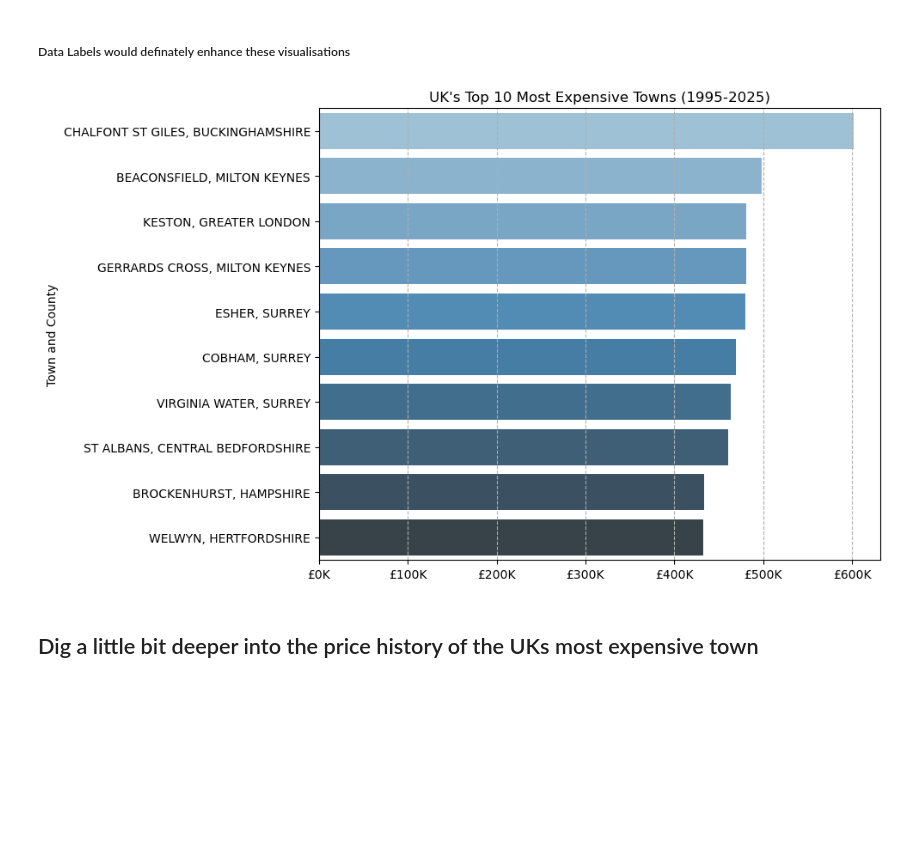
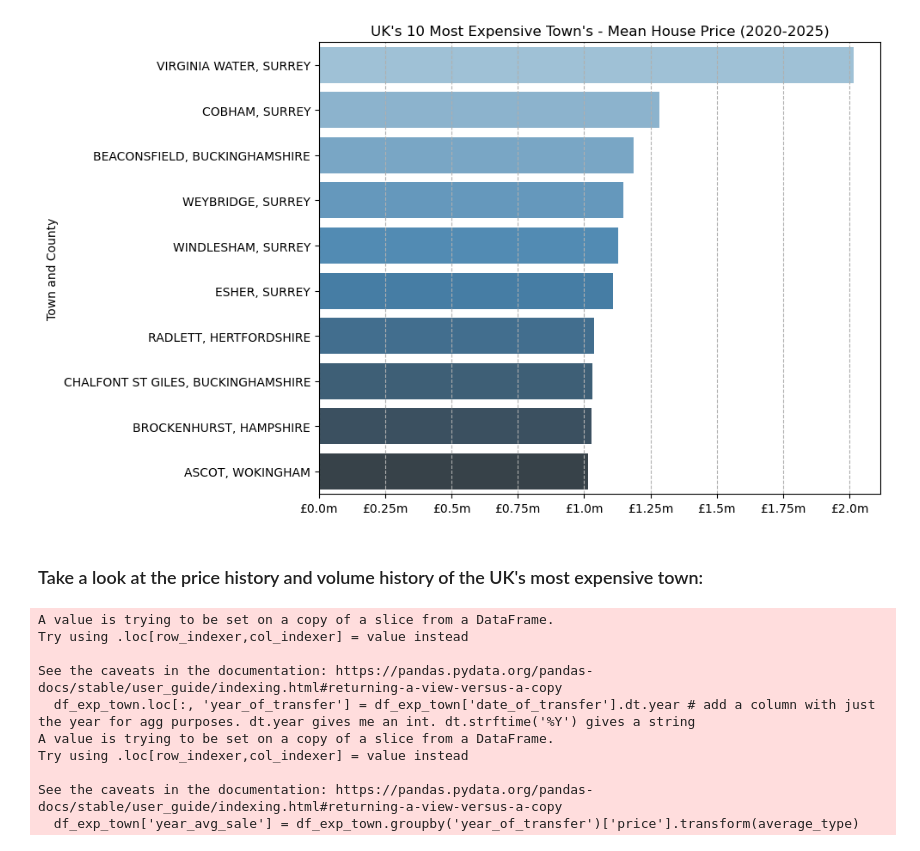
Before and after one commit to HJR41/UK-House-Sale-Analysis-v1, a Jupyter notebook: 2_Project/2_Most_Expensive_town.ipynb, the cells around one changed output. Drawn from its saved outputs; the diff is of its cells as text; code cells hidden in the pictures; blank space fills up the shorter version.

```diff
--- a/2_Project/2_Most_Expensive_town.ipynb
+++ b/2_Project/2_Most_Expensive_town.ipynb
@@ -24,10 +30,10 @@ df = df[(df['town_city'] != 'GATWICK') & (df['town_city'] != 'THORNHILL')]
 
 #@@@@@@@@@@@@@@@@@@@@@@@@@@@@@@@@@@@@@@@@@@@@@@@@@@@@@@@@@@@@@@@@@@@@@@
 # This removes the lowest 1% & the Highest 1% to prevent scewed data.
-lower_limit, upper_limit = df['price'].quantile([0.01, 0.99])
-df = df[(df['price'] >= lower_limit) & (df['price'] <= upper_limit)]
+#lower_limit, upper_limit = df['price'].quantile([0.01, 0.99])
+#df = df[(df['price'] >= lower_limit) & (df['price'] <= upper_limit)]
 # Consider removing when not doing test and using full df
 #@@@@@@@@@@@@@@@@@@@@@@@@@@@@@@@@@@@@@@@@@@@@@@@@@@@@@@@@@@@@@@@@@@@@@@
 # %%
-df_o1 = df.copy()
+df_o1 = df[df['date_of_transfer'] >= '2020-01-01'].copy()
 # %%
@@ -37,16 +44,12 @@ df_o1['town_city_avg_price'] = df_o1.groupby('town_city')['price'].transform(ave
 # %%
+df_exp_10 = df_o1.groupby('town_city')['price'].mean().reset_index()
 
-df_top_10 = df_o1.groupby('town_city')['price'].mean().reset_index()
-
-
-df_top_10 = df_top_10.sort_values(by='price', ascending=False).head(10)
+df_exp_10 = df_exp_10.sort_values(by='price', ascending=False).head(10)
 # %%
 town_county = df_o1[['town_city', 'county']].drop_duplicates()
 # %%
-#town_county['joined_col'] = town_county['town_city'] + ', ' + town_county['county']
-df_top_10 = df_top_10.merge(town_county, on='town_city', how='left')
+df_exp_10_labels = df_exp_10.merge(town_county, on='town_city', how='left')
 
-top_10_dict = dict(zip(df_top_10.iloc[:, 0], df_top_10.iloc[:, 2]))
+exp_10_dict = dict(zip(df_exp_10_labels.iloc[:, 0], df_exp_10_labels.iloc[:, 2]))
 
-
-ylabels = [f"{town}, {county}" for town, county in top_10_dict.items()]
+ylabels = [f"{town}, {county}" for town, county in exp_10_dict.items()]
@@ -70,20 +56,18 @@ expensive_town = df_top_10['joined_col'][0]
-# %% [markdown]
-##### Data Labels would definately enhance these visualisations
 # %%
 fig, ax = plt.subplots(figsize=(10,6))
 
 
 
-sns.barplot(data=df_top_10, x='price', y='town_city', hue='town_city', palette='Blues_d', ax=ax)
-ax.xaxis.set_major_formatter(plt.FuncFormatter(lambda x, pos: f'£{int(x/1000)}K'))
+sns.barplot(data=df_exp_10, x='price', y='town_city', hue='town_city', palette='Blues_d', ax=ax)
+ax.xaxis.set_major_formatter(plt.FuncFormatter(lambda x, pos: f'£{float(x/1_000_000)}m'))
 ax.set_yticklabels(ylabels)
 plt.ylabel('Town and County')
 plt.xlabel('')
-plt.title("UK's Top 10 Most Expensive Towns (1995-2025)")
+plt.title(f"UK's 10 Most Expensive Town's - {average_type} House Price (2020-2025)")
 plt.grid(axis= 'x', linestyle = '--')
 plt.tight_layout()
 plt.show()
 # %% [output]
-[figure, old version]
+[figure, new version]
 # %% [markdown]
-## Dig a little bit deeper into the price history of the UKs most expensive town
+### Take a look at the price history and volume history of the UK's most expensive town:
@@ -90,6 +76,23 @@ plt.show()
 # %%
+# Get the exp town from df_o1:
+exp_town = df_exp_10['town_city'].iloc[0]
+exp_town_full = ylabels[0]
+# Filter df for only that town:
+df_exp_town = df_o2[df_o2['town_city'] == exp_town]
+
+
 average_type = 'mean'
 df_exp_town.loc[:, 'year_of_transfer'] = df_exp_town['date_of_transfer'].dt.year # add a column with just the year for agg purposes. dt.year gives me an int. dt.strftime('%Y') gives a string
 df_exp_town['year_avg_sale'] = df_exp_town.groupby('year_of_transfer')['price'].transform(average_type)
-
 average_type = average_type.capitalize() # for the title of the graph
+# %% [output]
+A value is trying to be set on a copy of a slice from a DataFrame.
+Try using .loc[row_indexer,col_indexer] = value instead
+
+See the caveats in the documentation: https://pandas.pydata.org/pandas-docs/stable/user_guide/indexing.html#returning-a-view-versus-a-copy
+  df_exp_town.loc[:, 'year_of_transfer'] = df_exp_town['date_of_transfer'].dt.year # add a column with just the year for agg purposes. dt.year gives me an int. dt.strftime('%Y') gives a string
+A value is trying to be set on a copy of a slice from a DataFrame.
+Try using .loc[row_indexer,col_indexer] = value instead
+
+See the caveats in the documentation: https://pandas.pydata.org/pandas-docs/stable/user_guide/indexing.html#returning-a-view-versus-a-copy
+  df_exp_town['year_avg_sale'] = df_exp_town.groupby('year_of_transfer')['price'].transform(average_type)
```
Also changed, not shown: parts of 13 cells of this notebook, 1 other file.
